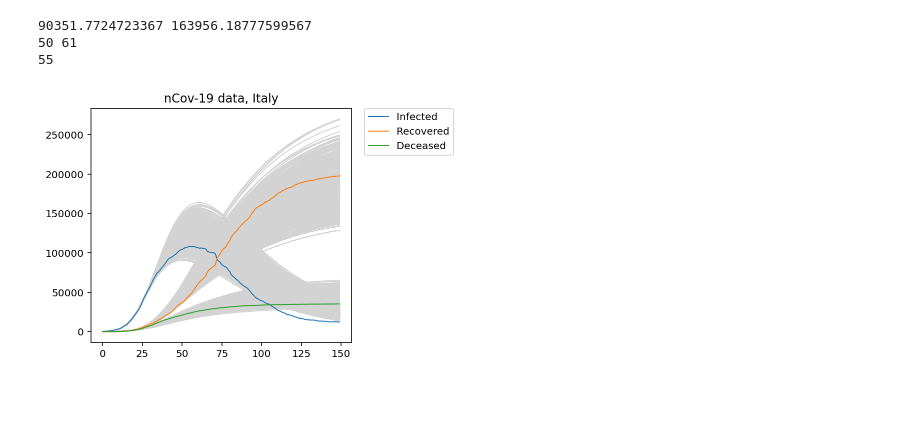
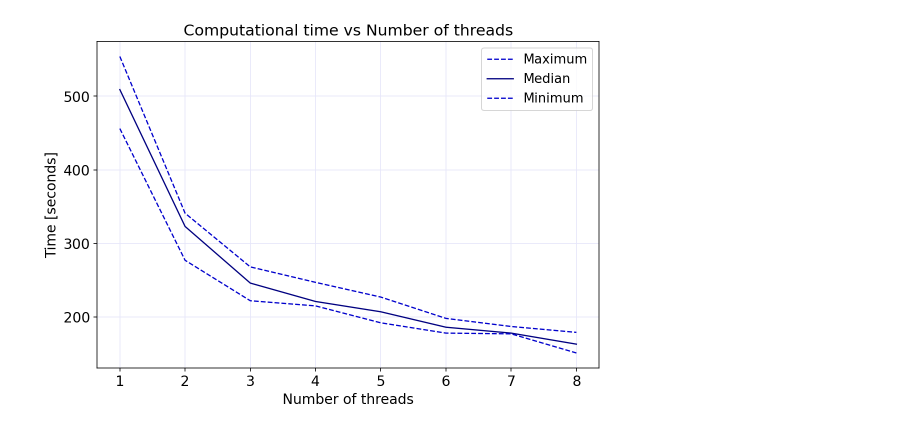
Before and after one commit to SirPopiel/Bayesian-ODEs, a Jupyter notebook: BDP_2/SIR/End_to_end.ipynb, the cells around one changed output. Cells and saved outputs as stored; diff of their text form; code cells hidden in the pictures; blank space fills up the shorter version.

```diff
--- a/BDP_2/SIR/End_to_end.ipynb
+++ b/BDP_2/SIR/End_to_end.ipynb
@@ -44,26 +86,26 @@ Acceptance rate:  0.0522
+# %%
+maxes = [554, 341, 268, 247, 227, 198, 187, 179]
+mins = [456,277,222,215,192,178,177,151]
+medians = [509, 323, 246, 221, 207, 186, 178, 163]
+# %%
+fig = plt.figure(figsize = (9,6))
+ax = fig.gca()
+plt.rcParams.update({'font.size': 13})
+ax.set_xticks(np.arange(1,9,1))
+ax.set_yticks(np.arange(100,700, 100))
+
+plt.title('Computational time vs Number of threads')
+plt.xlabel('Number of threads')
+plt.ylabel('Time [seconds]')
+
+plt.grid(color = 'lavender')
+
+plt.plot(np.arange(1,9),maxes, linewidth = 1.3, color = 'mediumblue', linestyle = 'dashed', label = 'Maximum')
+plt.plot(np.arange(1,9),medians, linewidth = 1.3, color = 'navy', label = 'Median')
+plt.plot(np.arange(1,9),mins, linewidth = 1.3, color = 'mediumblue', linestyle = 'dashed', label = 'Minimum')
+plt.legend() ;
+plt.savefig('comp_time.png')
+# %% [output]
+[figure, added]
 # %%
 parameters = Sampler.parameters
-# %%
-# magari anche questo lo metto dentro all'abc sampler
-
-peak = []
-day_peak = []
-
-for j in tqdm(range(parameters.shape[0])):
-    simul_yy =  odeint(SIRD_reduced_30_new, [221,1,7], np.arange(150), args=tuple(parameters[j]))
-    plot_traj_gray_SIRD(simul_yy)
-    peak.append(max(simul_yy[:,0]))
-    day_peak.append(np.argmax(simul_yy[:,0]))
-
-plot_traj_SIRD(Precond.extended_y)
-
-print(min(peak), max(peak))
-print(min(day_peak), max(day_peak))
-print(np.argmax(Precond.extended_y[:,0]))
-
-plt.show()
-# %% [output]
-90351.7724723367 163956.18777599567
-50 61
-55
-[figure, removed]
```
Also changed, not shown: parts of 16 cells of this notebook, 24 other files.
